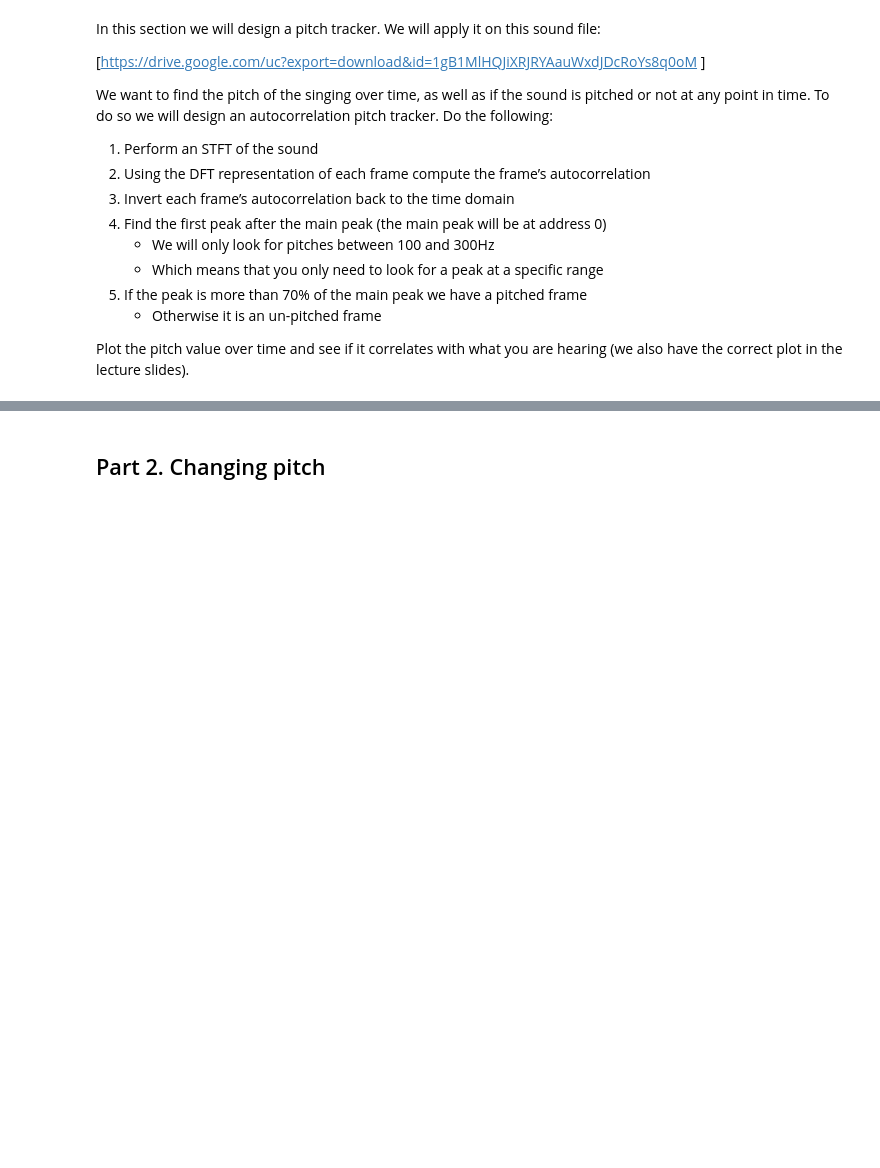
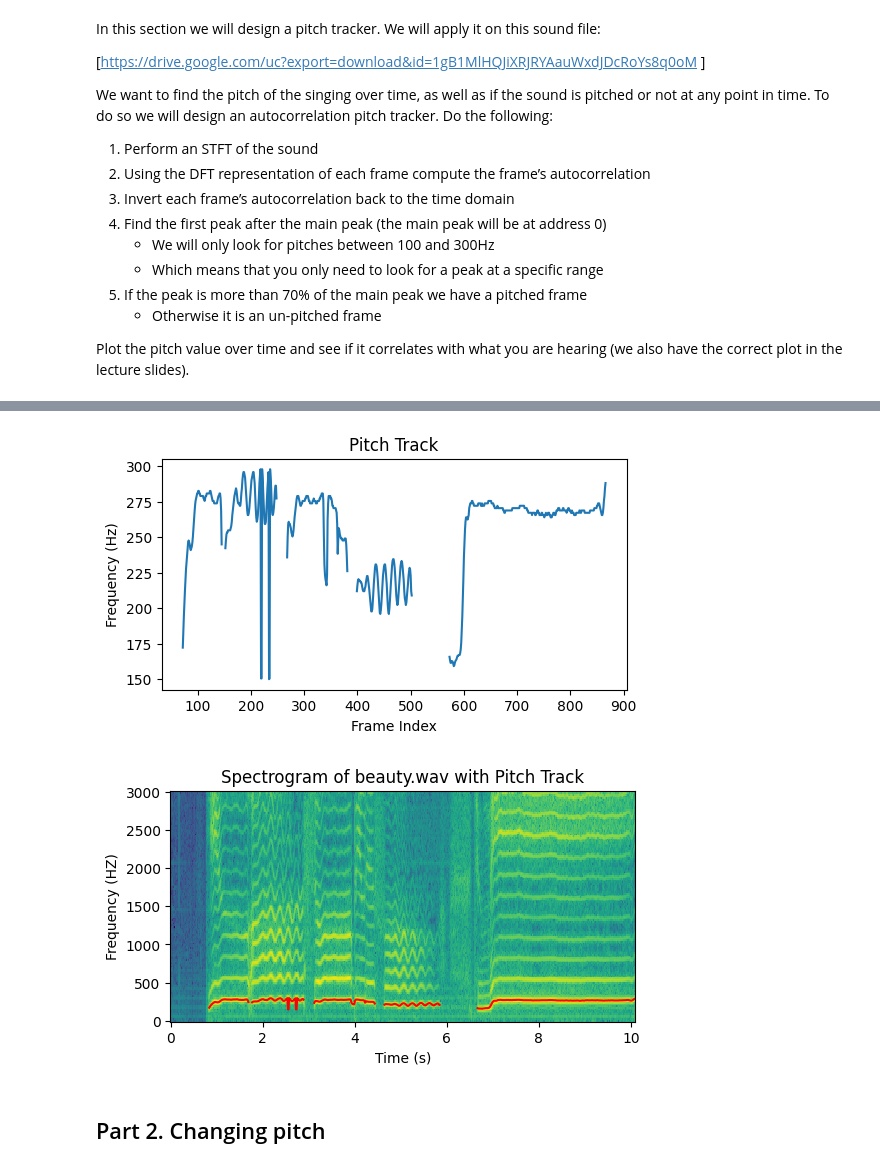
Before and after one commit to aditk3/CS448-Labs, a Jupyter notebook: Lab 7/Lab 7 - Pitch Tracking and Modifications.ipynb, the cells around one changed output, grey strips where cells are left out. Cells and saved outputs as stored; diff of their text form; code cells hidden in the pictures; blank space fills up the shorter version.

```diff
--- a/Lab 7/Lab 7 - Pitch Tracking and Modifications.ipynb
+++ b/Lab 7/Lab 7 - Pitch Tracking and Modifications.ipynb
@@ -25,3 +156,43 @@ raise NotImplementedError()
+# %%
+pitch_track = []
+for DFT in stft_out:
+    row = np.abs(DFT)**2
+    autocorrelation = irfft(row, n=DFT_SIZE)
+    fundamental = autocorrelation[0]
+
+    peaks, _ = find_peaks(autocorrelation[fs // 300:fs // 100], distance=30)
+    peaks += fs // 300
+
+    if np.max(autocorrelation[peaks]) > 0.7 * fundamental:
+        max_peak_idx = peaks[0]
+        max_peak_val = autocorrelation[peaks[0]]
+        for i in range(1, len(peaks)):
+            if autocorrelation[peaks[i]] > max_peak_val:
+                max_peak_idx = peaks[i]
+                max_peak_val = autocorrelation[peaks[i]]
+        pitch_track.append(fs / max_peak_idx)
+
+    else:
+        pitch_track.append(None)
+
+plt.plot(pitch_track)
+plt.title("Pitch Track")
+plt.xlabel("Frame Index")
+plt.ylabel("Frequency (Hz)")
+plt.show()
+
+# Plotting the pitch track on the spectrogram
+x_vals = []
+for i in range(stft_out.shape[0]):
+    x_vals.append(i * len(input_sound) / (fs * stft_out.shape[0]))
+
+plot_spectrogram(stft_out, input_sound, fs, title=f'Spectrogram of {fname} with Pitch Track')
+plt.plot(x_vals, pitch_track, color='red')
+
+plt.show()
+# %% [output]
+[figure, added]
+[figure, added]
 # %% [markdown]
 ## Part 2. Changing pitch
 # %% [markdown]
```
Also changed, not shown: parts of 8 cells of this notebook, 1 other file.
